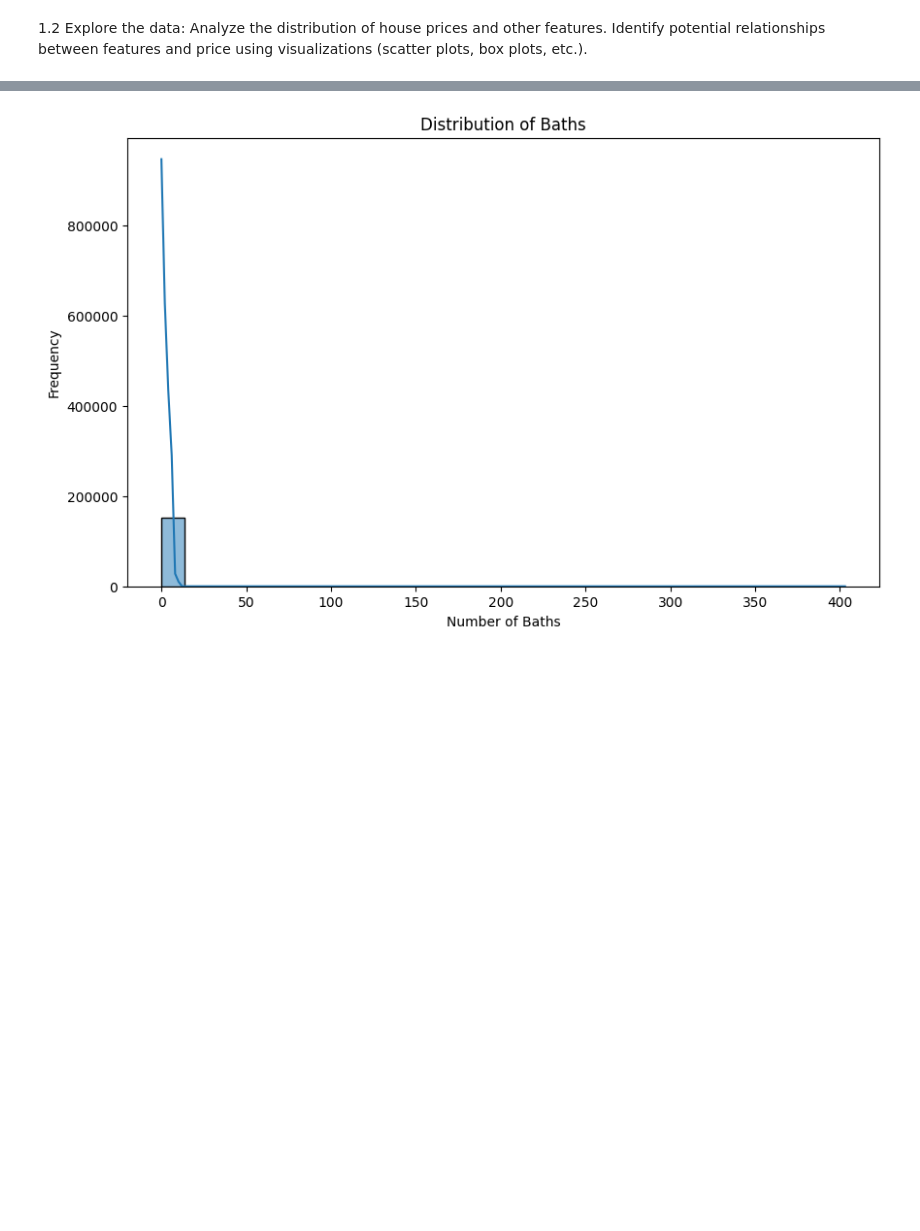
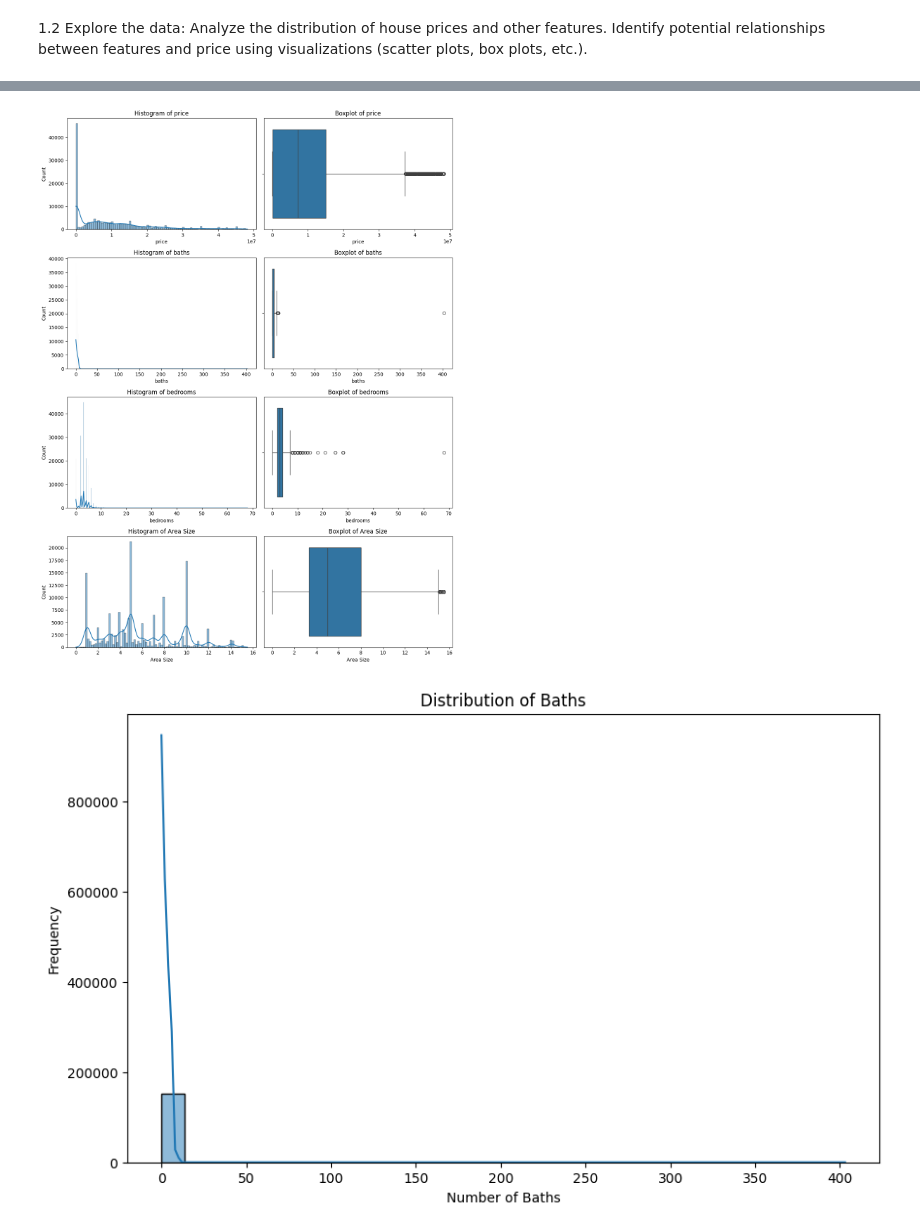
Before and after one commit to sadafwalliyani/Data_science_Projects, a Jupyter notebook: Task-1/House_Price_Analysis_and_Prediction.ipynb, the cells around one changed output, grey strips where cells are left out. Cells and saved outputs as stored; diff of their text form; code cells hidden in the pictures; blank space fills up the shorter version.

```diff
--- a/Task-1/House_Price_Analysis_and_Prediction.ipynb
+++ b/Task-1/House_Price_Analysis_and_Prediction.ipynb
@@ -290,3 +341,24 @@ plt.show()
+# %%
+import matplotlib.pyplot as plt
+import seaborn as sns
+
+# Plot histograms and box plots to identify outliers in the numerical columns
+numerical_columns = ['price', 'baths', 'bedrooms', 'Area Size']
+
+# Setting up the plotting grid
+fig, axes = plt.subplots(len(numerical_columns), 2, figsize=(12, 16))
+
+for i, col in enumerate(numerical_columns):
+    sns.histplot(df[col], kde=True, ax=axes[i, 0])
+    axes[i, 0].set_title(f'Histogram of {col}')
+
+    sns.boxplot(x=df[col], ax=axes[i, 1])
+    axes[i, 1].set_title(f'Boxplot of {col}')
+
+plt.tight_layout()
+plt.show()
+# %% [output]
+[figure, added]
 # %%
 # Plot histogram of baths
 plt.figure(figsize=(10, 6))
```
Also changed, not shown: parts of 30 cells of this notebook, 9 other files.
